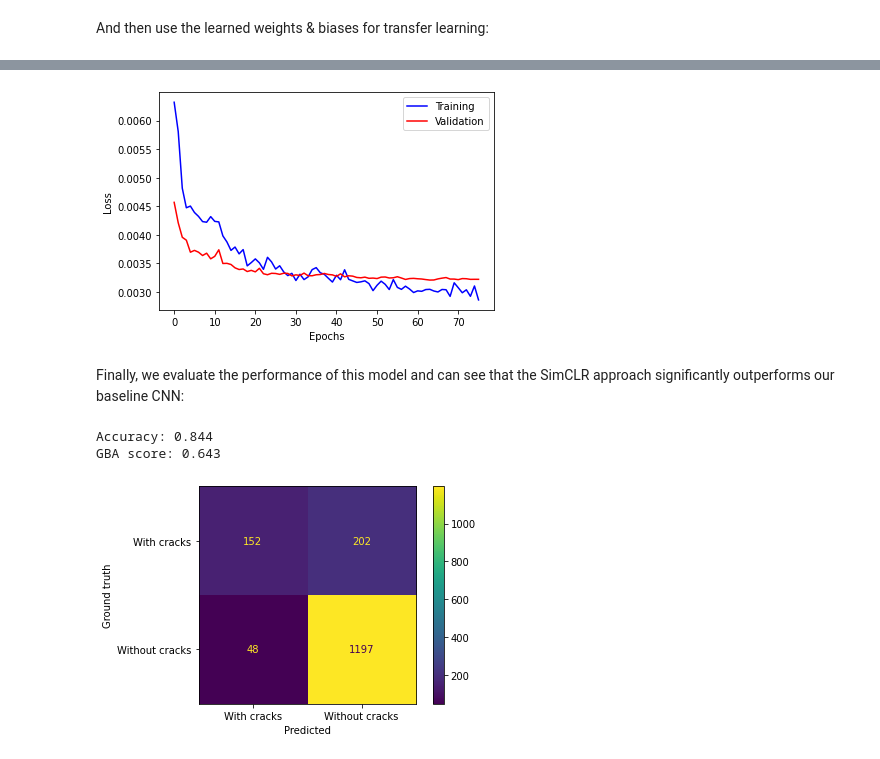
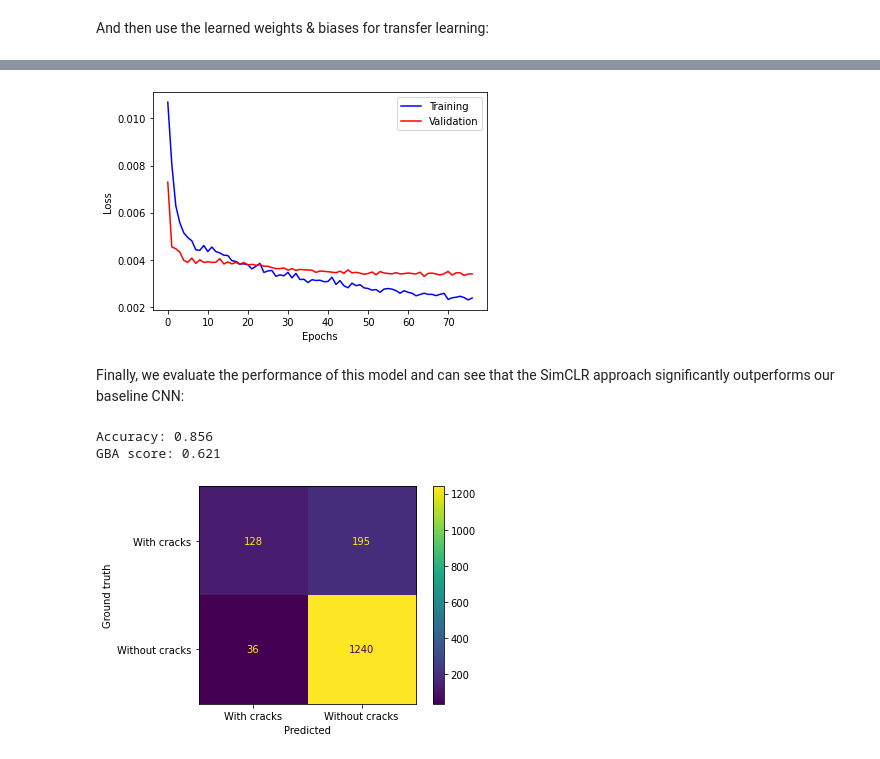
Before and after one commit to cstckr/SimCLR_contrastive_learning, a Jupyter notebook: SimCLR.ipynb, the cells around one changed output, grey strips where cells are left out. Saved outputs shown, nothing was run; the diff lists cells and outputs as text; code cells hidden in the pictures.

Commit message:
Fixed input dims of projection head in SimCLR. Less zoom in during augmentation.

```diff
--- a/SimCLR.ipynb
+++ b/SimCLR.ipynb
@@ -504,7 +507,7 @@ class SimCLR(BaseCNN):
     def _create_projection_head(self):
         modules = []
         modules.append(Linear(
-            self.kernel_sizes_ffn_block[-2], self.projection_head_output_dims))
+            self.filter_sizes_conv_block[-1], self.projection_head_output_dims))
         modules.append(ReLU())
         return Sequential(*modules)
 
@@ -583,7 +586,7 @@ class SimCLRTrainer(Trainer):
 
     def optimize(self, max_epochs, train_loader, val_loader, lr=1e-3,
                  lr_decay=1, patience=8, path="./model", clr_modus=True,
-                 temperature=0.1, freeze_conv_block_for_x_epochs=10):
+                 temperature=0.05, freeze_conv_block_for_x_epochs=10):
         self._reset_loss_history()
         self.loss = NTXentLoss(temperature=temperature)
 
@@ -700,9 +703,9 @@ And then use the learned weights & biases for transfer learning:
 # %%
 simclr_trainer.optimize(
     max_epochs=100, train_loader=dataloader_train_supervised,
-    val_loader=dataloader_val_supervised, lr=6e-4, lr_decay=0.97, patience=12,
+    val_loader=dataloader_val_supervised, lr=8e-4, lr_decay=0.98, patience=12,
     path="./model_supervised", clr_modus=False,
-    freeze_conv_block_for_x_epochs=10)
+    freeze_conv_block_for_x_epochs=15)
 # %% [output]
 Switching to supervised learning modus...
 Freezing conv_block
@@ -723,10 +726,10 @@ Epoch: 075, Train loss: 2.861E-03, Validation loss: 3.221E-03, Time: 0006 s, Lea
 Early stopping
-[figure, old version]
+[figure, new version]
 # %% [markdown]
 Finally, we evaluate the performance of this model and can see that the SimCLR approach significantly outperforms our baseline CNN:
 # %%
 test_model(simclr_trainer.model, dataloader_test_supervised)
 # %% [output]
-Accuracy: 0.844
-GBA score: 0.643
+Accuracy: 0.856
+GBA score: 0.621
-[figure, old version]
+[figure, new version]
```
Also changed, not shown: parts of 8 cells of this notebook.
